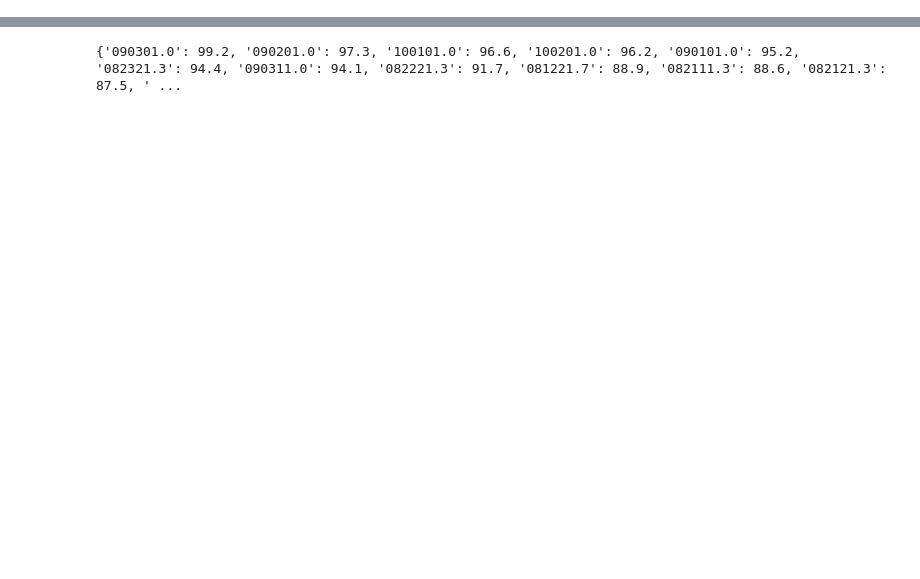
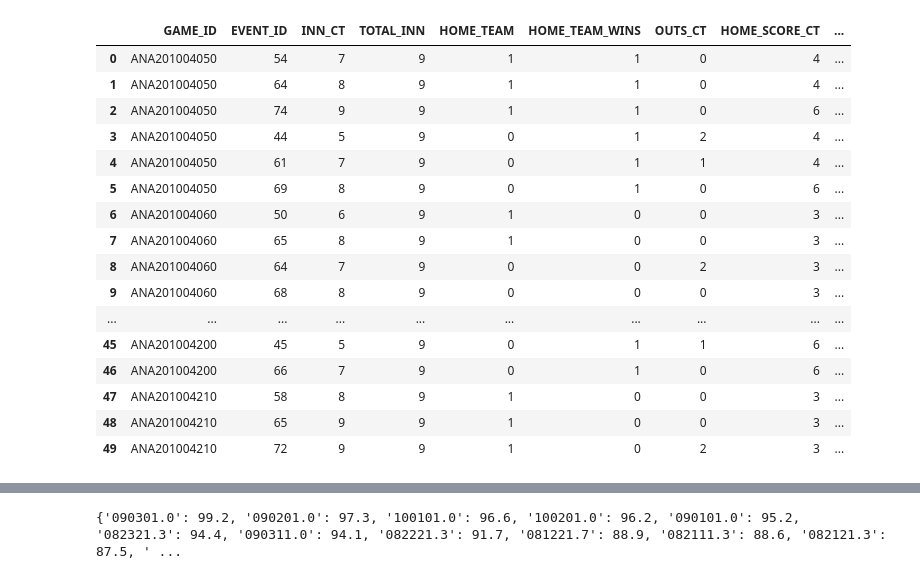
Before and after one commit to DylanSchneider/Save2.0, a Jupyter notebook: Save2.ipynb, the cells around one changed output, grey strips where cells are left out. Cells and saved outputs as stored; diff of their text form; code cells hidden in the pictures; blank space fills up the shorter version.

```diff
--- a/Save2.ipynb
+++ b/Save2.ipynb
@@ -130,3 +104,23 @@ df_pitch_subs.head()
+# %%
+df_pitch_subs.head(50)
+# %% [output]
+|  | GAME_ID | EVENT_ID | INN_CT | TOTAL_INN | HOME_TEAM | HOME_TEAM_WINS | OUTS_CT | HOME_SCORE_CT | ... |
+| 0 | ANA201004050 | 54 | 7 | 9 | 1 | 1 | 0 | 4 | ... |
+| 1 | ANA201004050 | 64 | 8 | 9 | 1 | 1 | 0 | 4 | ... |
+| 2 | ANA201004050 | 74 | 9 | 9 | 1 | 1 | 0 | 6 | ... |
+| 3 | ANA201004050 | 44 | 5 | 9 | 0 | 1 | 2 | 4 | ... |
+| 4 | ANA201004050 | 61 | 7 | 9 | 0 | 1 | 1 | 4 | ... |
+| 5 | ANA201004050 | 69 | 8 | 9 | 0 | 1 | 0 | 6 | ... |
+| 6 | ANA201004060 | 50 | 6 | 9 | 1 | 0 | 0 | 3 | ... |
+| 7 | ANA201004060 | 65 | 8 | 9 | 1 | 0 | 0 | 3 | ... |
+| 8 | ANA201004060 | 64 | 7 | 9 | 0 | 0 | 2 | 3 | ... |
+| 9 | ANA201004060 | 68 | 8 | 9 | 0 | 0 | 0 | 3 | ... |
+| ... | ... | ... | ... | ... | ... | ... | ... | ... | ... |
+| 45 | ANA201004200 | 45 | 5 | 9 | 0 | 1 | 1 | 6 | ... |
+| 46 | ANA201004200 | 66 | 7 | 9 | 0 | 1 | 0 | 6 | ... |
+| 47 | ANA201004210 | 58 | 8 | 9 | 1 | 0 | 0 | 3 | ... |
+| 48 | ANA201004210 | 65 | 9 | 9 | 1 | 0 | 0 | 3 | ... |
+| 49 | ANA201004210 | 72 | 9 | 9 | 1 | 0 | 2 | 3 | ... |
 # %%
 def sit_id(row):
     # '<start_inn(2)><start_out><score_diff><runners_on><IP>'
```
Also changed, not shown: parts of 10 cells of this notebook, 3 other files.
